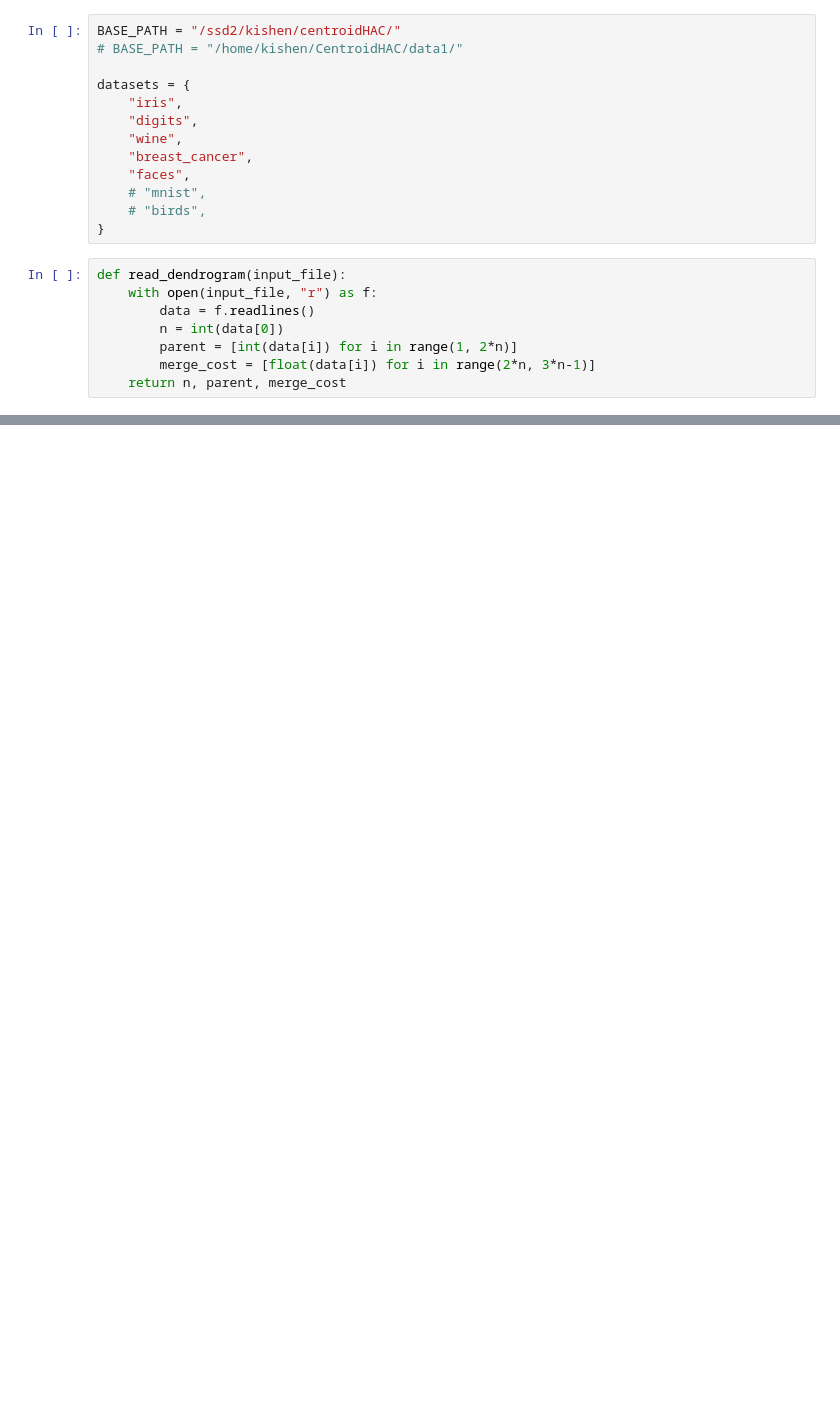
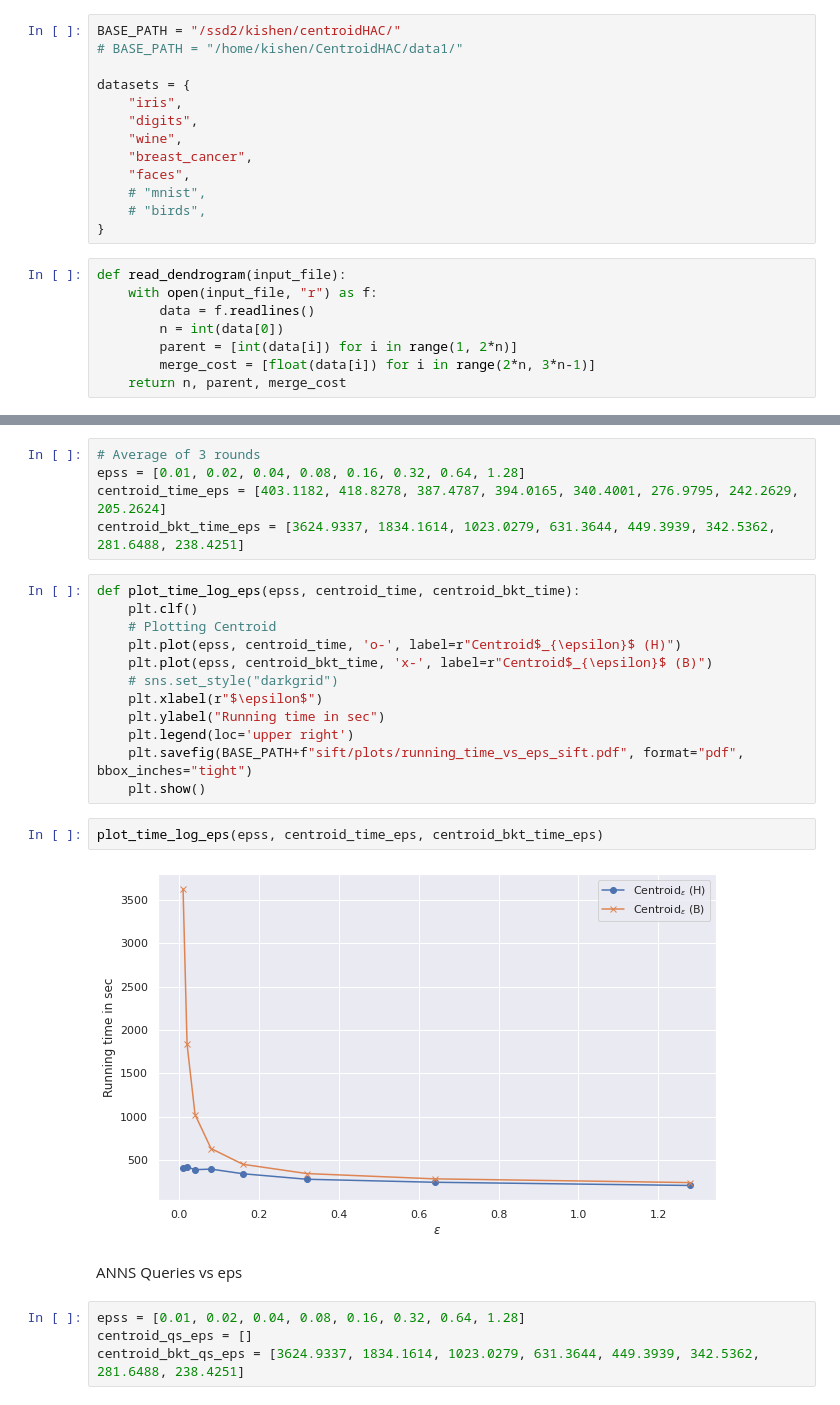
Before and after one commit to kishen19/CentroidHAC, a Jupyter notebook: paper_experiments/run.ipynb, the cells around one changed output, grey strips where cells are left out. Drawn from its saved outputs; the diff is of its cells as text; blank space fills up the shorter version.

```diff
--- a/paper_experiments/run.ipynb
+++ b/paper_experiments/run.ipynb
@@ -101,0 +192,27 @@ def compute_inversions_general():
+# %%
+# Average of 3 rounds
+epss = [0.01, 0.02, 0.04, 0.08, 0.16, 0.32, 0.64, 1.28]
+centroid_time_eps = [403.1182, 418.8278, 387.4787, 394.0165, 340.4001, 276.9795, 242.2629, 205.2624]
+centroid_bkt_time_eps = [3624.9337, 1834.1614, 1023.0279, 631.3644, 449.3939, 342.5362, 281.6488, 238.4251]
+# %%
+def plot_time_log_eps(epss, centroid_time, centroid_bkt_time):
+	plt.clf()
+	# Plotting Centroid
+	plt.plot(epss, centroid_time, 'o-', label=r"Centroid$_{\epsilon}$ (H)")
+	plt.plot(epss, centroid_bkt_time, 'x-', label=r"Centroid$_{\epsilon}$ (B)")
+	# sns.set_style("darkgrid")
+	plt.xlabel(r"$\epsilon$")
+	plt.ylabel("Running time in sec")
+	plt.legend(loc='upper right')
+	plt.savefig(BASE_PATH+f"sift/plots/running_time_vs_eps_sift.pdf", format="pdf", bbox_inches="tight")
+	plt.show()
+# %%
+plot_time_log_eps(epss, centroid_time_eps, centroid_bkt_time_eps)
+# %% [output]
+[figure, added]
+# %% [markdown]
+ANNS Queries vs eps
+# %%
+epss = [0.01, 0.02, 0.04, 0.08, 0.16, 0.32, 0.64, 1.28]
+centroid_qs_eps = []
+centroid_bkt_qs_eps = [3624.9337, 1834.1614, 1023.0279, 631.3644, 449.3939, 342.5362, 281.6488, 238.4251]
```
Also changed, not shown: parts of 15 cells of this notebook, 6 other files.
